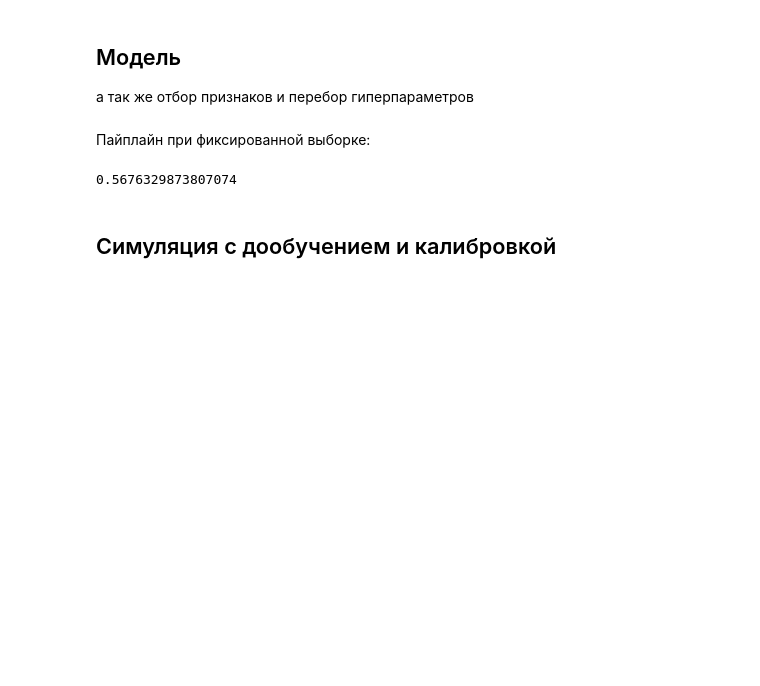
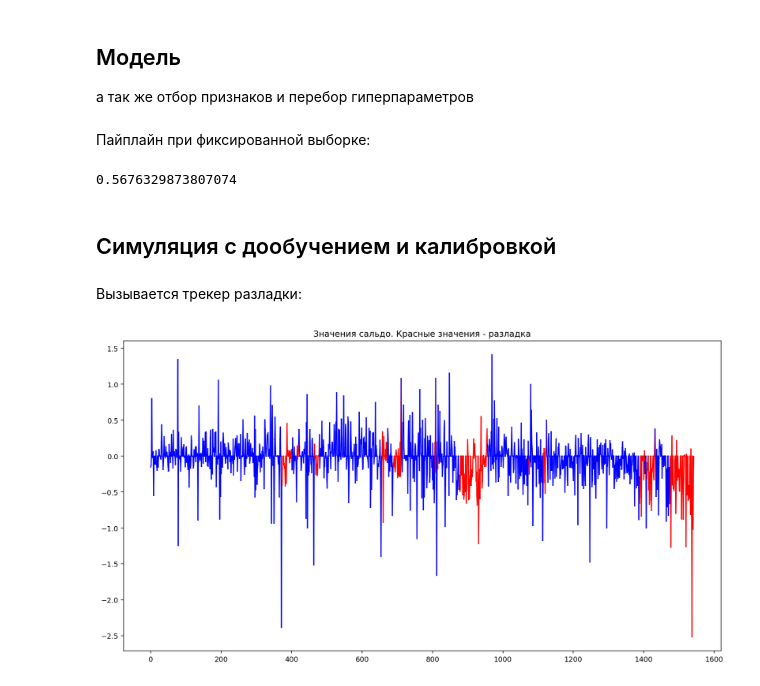
Before and after one commit to AndBoyS/hse-time-series-liquidity, a Jupyter notebook: notebooks/Summary.ipynb, the cells around one changed output. Drawn from its saved outputs; the diff is of its cells as text; code cells hidden in the pictures; blank space fills up the shorter version.

Commit message:
Встроена разладка

```diff
--- a/notebooks/Summary.ipynb
+++ b/notebooks/Summary.ipynb
@@ -21,7 +18,7 @@ The autoreload extension is already loaded. To reload it, use:
 # %% [markdown]
 ## Признаки и препроцессинг
 # %%
-data = pd.read_excel(data_dir / 'Project 2_2022.xlsx')
+data = pd.read_excel(data_dir / 'originalData.xlsx')
 data['Date'] = pd.to_datetime(data['Date'])
 data.set_index('Date', inplace=True)
 
@@ -61,0 +64,2 @@ get_score(y_test, pred)
+# %% [markdown]
+Вызывается трекер разладки:
@@ -62,9 +91,4 @@ get_score(y_test, pred)
 # %%
-period_retrain_calibrate = 'M'
-
-base_sample_size = 500  # Начальный объём выборки
-sample_size = data.shape[0]
-
 model = calibrate_model(SVR, params, X_train, y_train)
 
 metrics = []
@@ -75,16 +99,43 @@ for new_sample_size in tqdm(range(base_sample_size, sample_size)):
     current_data_test = data.iloc[new_sample_size:new_sample_size+1]
 
     X_train, y_train = current_data_train[features], current_data_train[target]
+
+    # Если разладка происходит больше 10 дней из 15 предыдущих, то бьём тревогу
+    if np.sum(np.array(cusum.breakpoints[-15:]) == 'red') >= 10:
+        model = calibrate_model(SVR, params, X_train, y_train)
+        breakpoint = True
+    else:
+        breakpoint = False
+
     X_test, y_test = current_data_test[features], current_data_test[target]
 
-    if period_retrain_calibrate == 'M':
+    if period_retrain_calibrate == 'M' and breakpoint == False:
         if X_test.index[0].day == 1:
             model = calibrate_model(SVR, params, X_train, y_train)
-    else:
-        raise NotImplementedError
+#     else:
+#         raise NotImplementedError
 
     pred = model.predict(X_test)
     metrics.append(get_score(y_test, pred))
+
+    # Обновляем статистику
+    cusum.update(y_test.values[0])
+    cusum.count_metric()
+    stat_trajectory.append(cusum.metric)
+# %%
+fig, ax = plt.subplots(figsize=(15,8))
+
+for i in range(1, len(data['Balance'].values)):
+
+    x = [i-1, i]
+    y = [data['Balance'].values[i-1], data['Balance'].values[i]]
+
+    ax.plot(x, y, color=cusum.breakpoints[i])
+
+plt.title('Значения сальдо. Красные значения - разладка')
+plt.show()
+# %% [output]
+[figure, added]
 # %%
 plt.plot(metrics, label=f'total score = {sum(metrics):.2f}')
 plt.legend();
```
Also changed, not shown: parts of 4 cells of this notebook.
